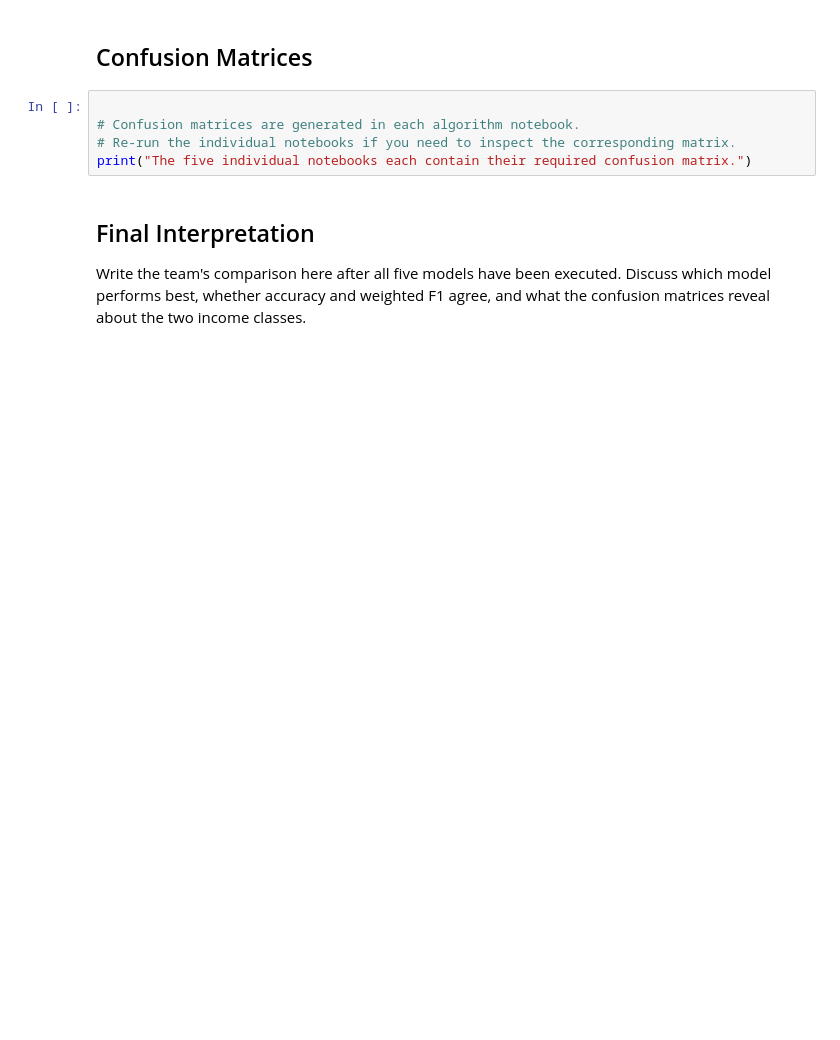
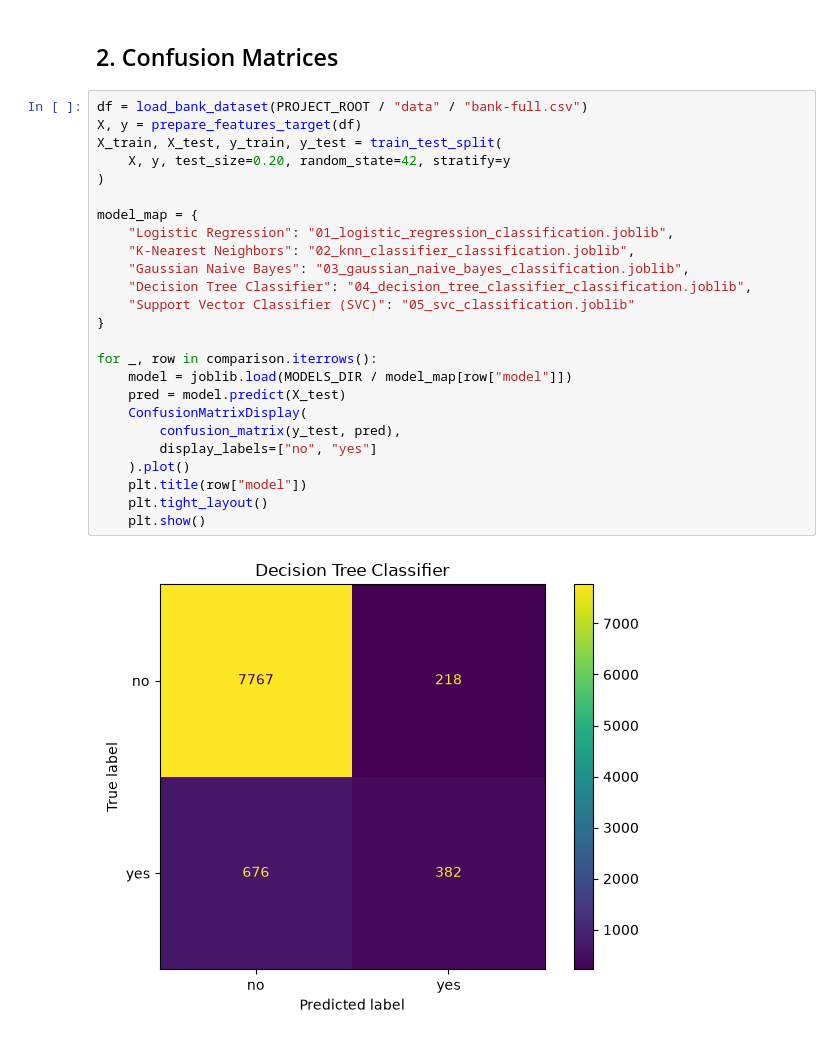
Before and after one commit to Manohareddy1308/ML-Capstone, a Jupyter notebook: notebooks/comparison/classification_model_comparison.ipynb, the cells around one changed output. Saved outputs shown, nothing was run; the diff lists cells and outputs as text; blank space fills up the shorter version.

Commit message:
Add classification model comparison notebook outputs

```diff
--- a/notebooks/comparison/classification_model_comparison.ipynb
+++ b/notebooks/comparison/classification_model_comparison.ipynb
@@ -80,11 +37,29 @@ plt.show()
 # %% [markdown]
-## Confusion Matrices
+## 2. Confusion Matrices
-# %%
-
-# Confusion matrices are generated in each algorithm notebook.
-# Re-run the individual notebooks if you need to inspect the corresponding matrix.
-print("The five individual notebooks each contain their required confusion matrix.")
-# %% [markdown]
-## Final Interpretation
-
-Write the team's comparison here after all five models have been executed. Discuss which model performs best, whether accuracy and weighted F1 agree, and what the confusion matrices reveal about the two income classes.
+# %%
+df = load_bank_dataset(PROJECT_ROOT / "data" / "bank-full.csv")
+X, y = prepare_features_target(df)
+X_train, X_test, y_train, y_test = train_test_split(
+    X, y, test_size=0.20, random_state=42, stratify=y
+)
+
+model_map = {
+    "Logistic Regression": "01_logistic_regression_classification.joblib",
+    "K-Nearest Neighbors": "02_knn_classifier_classification.joblib",
+    "Gaussian Naive Bayes": "03_gaussian_naive_bayes_classification.joblib",
+    "Decision Tree Classifier": "04_decision_tree_classifier_classification.joblib",
+    "Support Vector Classifier (SVC)": "05_svc_classification.joblib"
+}
+
+for _, row in comparison.iterrows():
+    model = joblib.load(MODELS_DIR / model_map[row["model"]])
+    pred = model.predict(X_test)
+    ConfusionMatrixDisplay(
+        confusion_matrix(y_test, pred),
+        display_labels=["no", "yes"]
+    ).plot()
+    plt.title(row["model"])
+    plt.tight_layout()
+    plt.show()
+# %% [output]
+[figure, added]
```
Also changed, not shown: parts of 8 cells of this notebook.
